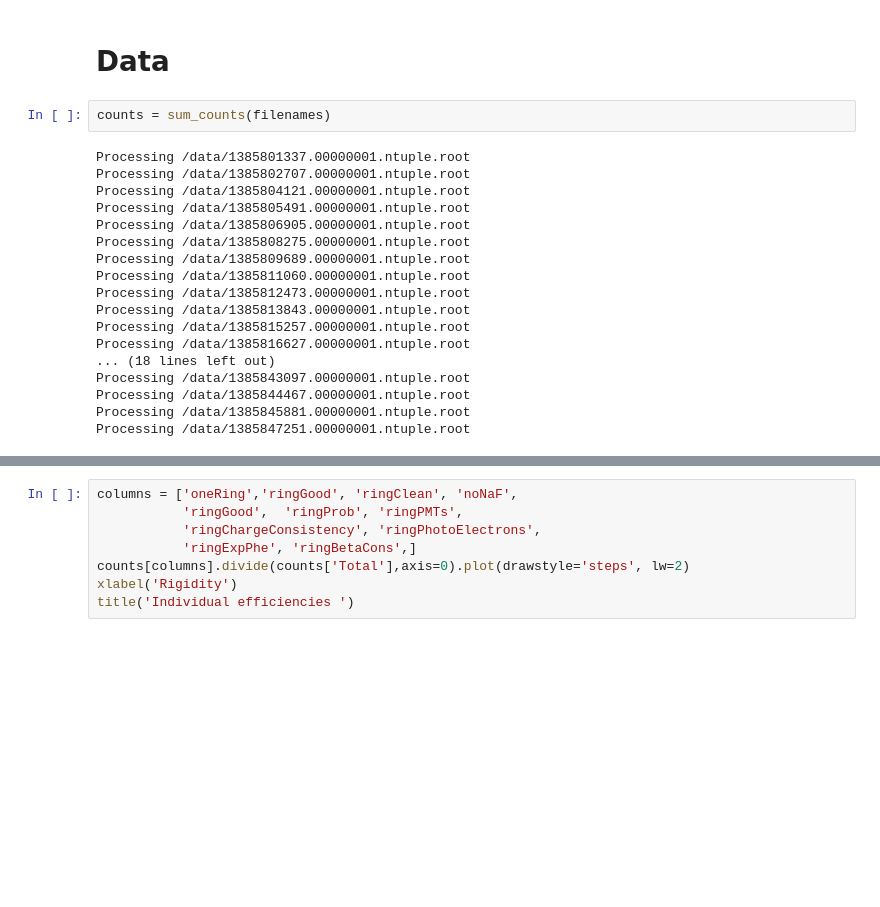
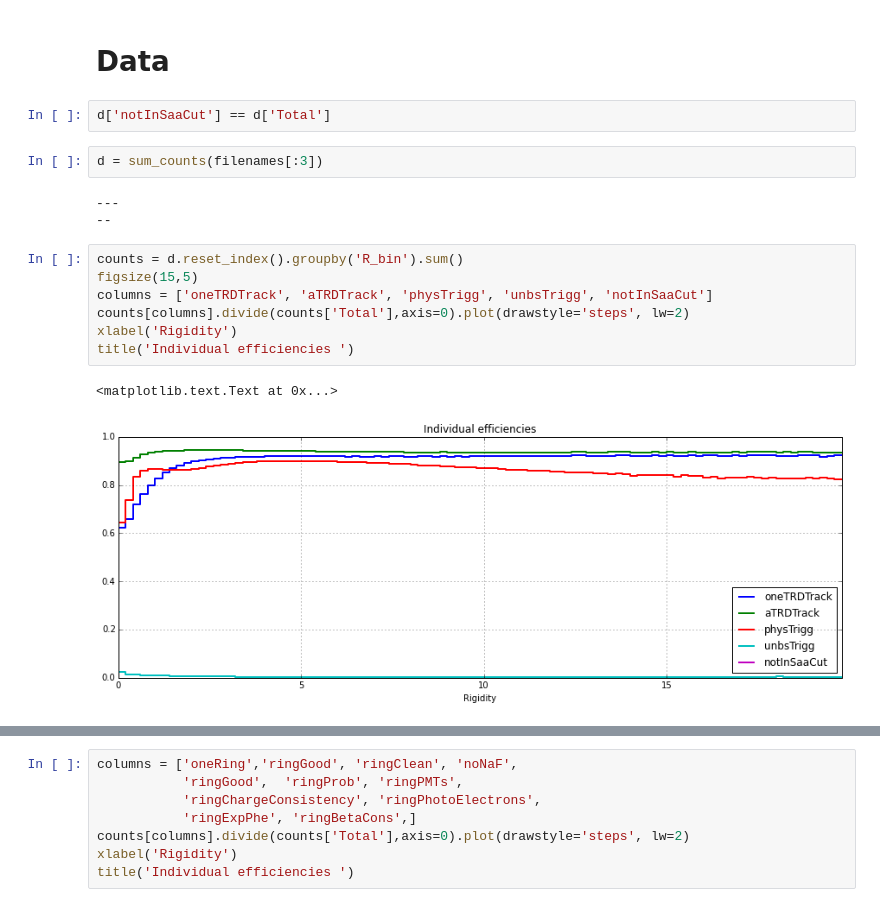
Before and after one commit to KKostya/AMSDeutons, a Jupyter notebook: Python/Selections.ipynb, the cells around one changed output, grey strips where cells are left out. Cells and saved outputs as stored; diff of their text form; blank space fills up the shorter version.

```diff
--- a/Python/Selections.ipynb
+++ b/Python/Selections.ipynb
@@ -64,23 +79,20 @@ def sum_counts(filenames):
     return counts
 # %% [markdown]
 # Data
+# %%
+d['notInSaaCut'] == d['Total']
 # %%
-counts = sum_counts(filenames)
+d = sum_counts(filenames[:3])
 # %% [output]
-Processing /data/1385801337.00000001.ntuple.root
-Processing /data/1385802707.00000001.ntuple.root
-Processing /data/1385804121.00000001.ntuple.root
-Processing /data/1385805491.00000001.ntuple.root
-Processing /data/1385806905.00000001.ntuple.root
-Processing /data/1385808275.00000001.ntuple.root
-Processing /data/1385809689.00000001.ntuple.root
-Processing /data/1385811060.00000001.ntuple.root
-Processing /data/1385812473.00000001.ntuple.root
-Processing /data/1385813843.00000001.ntuple.root
-Processing /data/1385815257.00000001.ntuple.root
-Processing /data/1385816627.00000001.ntuple.root
-... (18 lines left out)
-Processing /data/1385843097.00000001.ntuple.root
-Processing /data/1385844467.00000001.ntuple.root
-Processing /data/1385845881.00000001.ntuple.root
-Processing /data/1385847251.00000001.ntuple.root
+---
+--
+# %%
+counts = d.reset_index().groupby('R_bin').sum()
+figsize(15,5)
+columns = ['oneTRDTrack', 'aTRDTrack', 'physTrigg', 'unbsTrigg', 'notInSaaCut']
+counts[columns].divide(counts['Total'],axis=0).plot(drawstyle='steps', lw=2)
+xlabel('Rigidity')
+title('Individual efficiencies ')
+# %% [output]
+<matplotlib.text.Text at 0x...>
+[figure, added]
```
Also changed, not shown: parts of 6 cells of this notebook, 7 other files.
